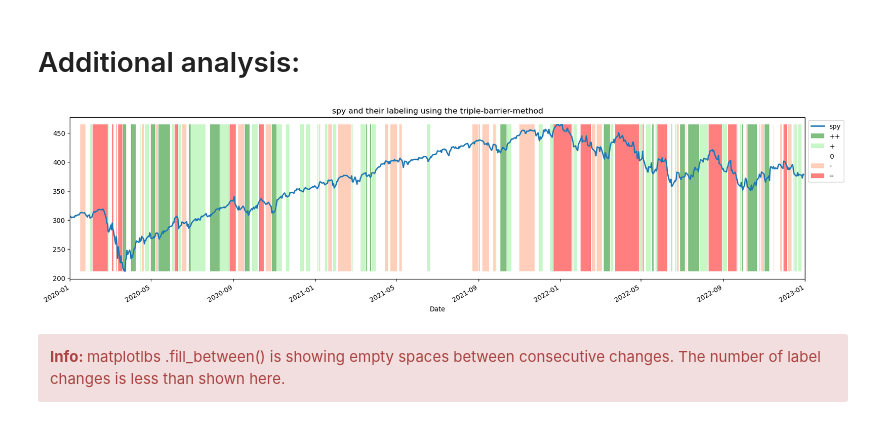
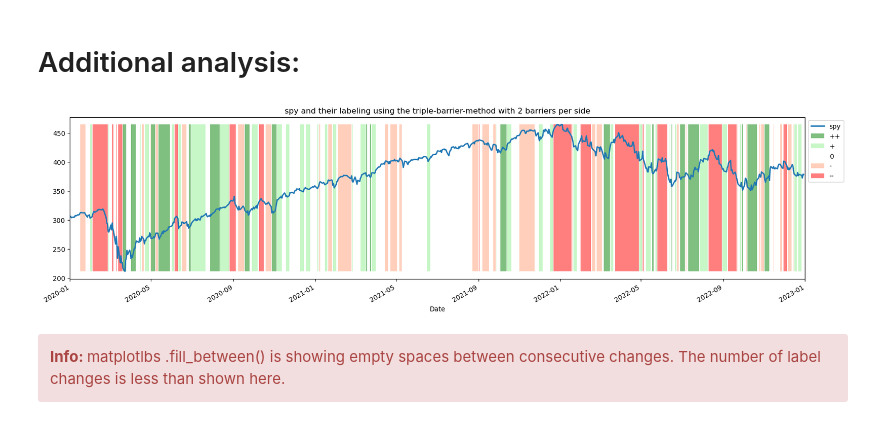
Before and after one commit to nkonts/barrier-method, a Jupyter notebook: notebooks/single.ipynb, the cells around one changed output. Drawn from its saved outputs; the diff is of its cells as text; code cells hidden in the pictures.

```diff
--- a/notebooks/single.ipynb
+++ b/notebooks/single.ipynb
@@ -125,28 +124,32 @@ tbm = TripleBarrierMethod(returns=rets, n=n, barrier=barrier, center=True)
+# %%
+n = 21
+n_barriers = 2
+tbm = TripleBarrierMethod(returns=rets, n=n, barrier=barrier, n_barriers=n_barriers, center=True)
 # %%
 start_date = pd.Timestamp("2020-01-01")
 end_date = pd.Timestamp("2023-01-01")
 
 labels = tbm.labels.rename("label")
 idx = labels.index.intersection(data.index)
 
 plot_df = pd.concat([data, labels], axis=1).loc[idx].dropna()
 start_date, end_date = max(start_date, plot_df.index.min()), min(end_date, plot_df.index.max())
 plot_df = plot_df.loc[start_date:end_date]
 figsize = (20, 5)
 fig, ax = plt.subplots(figsize=figsize)
-ax.set_title(f"{ticker} and their labeling using the triple-barrier-method")
+ax.set_title(f"{ticker} and their labeling using the triple-barrier-method with 2 barriers per side")
 plot_df[ticker].plot(ax=ax, linewidth=2)
 ylim = (plot_df[ticker].min(), plot_df[ticker].max())
 ax.fill_between(plot_df[ticker].index, ylim[0], ylim[1], where=plot_df["label"]==2,facecolor='green', alpha=0.5, label="++")
 ax.fill_between(plot_df[ticker].index, ylim[0], ylim[1], where=plot_df["label"]==1,facecolor='lightgreen', alpha=0.5, label="+")
 ax.fill_between(plot_df[ticker].index, ylim[0], ylim[1], where=plot_df["label"]==0,facecolor='white', alpha=0.5, label="0")
 ax.fill_between(plot_df[ticker].index, ylim[0], ylim[1], where=plot_df["label"]==-1,facecolor='lightsalmon', alpha=0.5, label="-")
 ax.fill_between(plot_df[ticker].index, ylim[0], ylim[1], where=plot_df["label"]==-2,facecolor='red', alpha=0.5, label="--")
 ax.legend(bbox_to_anchor=(1,1), loc="upper left")
 ax.set_xlim(start_date, end_date)
 plt.show()
 # %% [output]
-[figure, old version]
+[figure, new version]
 # %% [markdown]
 <div class="alert alert-block alert-danger"><b>Info: </b>matplotlbs .fill_between() is showing empty spaces between consecutive changes. The number of label changes is less than shown here.</div>
 # %%
```
Also changed, not shown: parts of 6 cells of this notebook.
